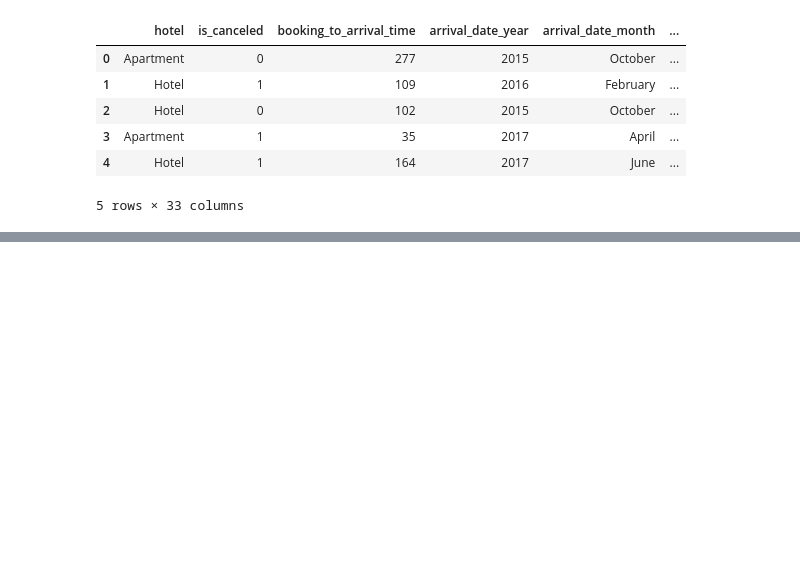
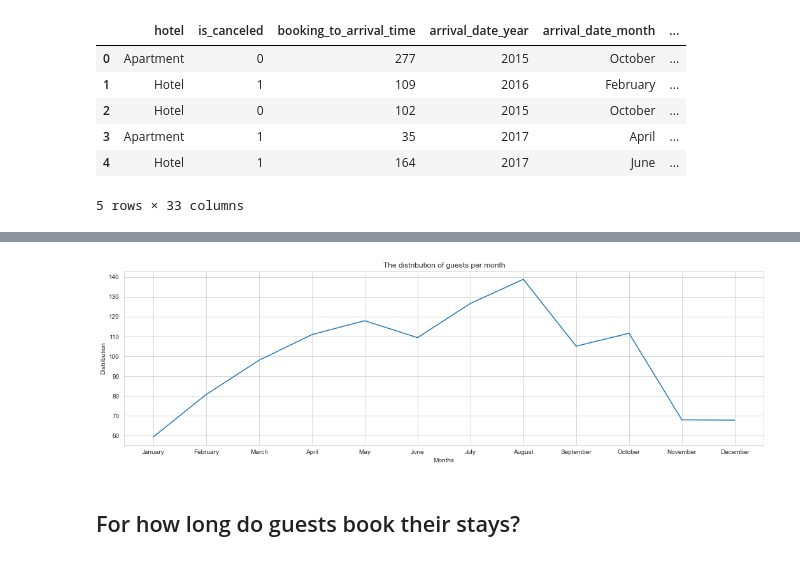
Before and after one commit to Nourfdss/stayforlong_test, a Jupyter notebook: test.ipynb, the cells around one changed output, grey strips where cells are left out. Saved outputs shown, nothing was run; the diff lists cells and outputs as text; code cells hidden in the pictures; blank space fills up the shorter version.

```diff
--- a/test.ipynb
+++ b/test.ipynb
@@ -128,0 +161,21 @@ df.head()
+# %%
+import matplotlib.pyplot as plt
+import seaborn as sns
+
+x = dist_of_guest.index
+
+sns.set_style('whitegrid')
+fig, ax = plt.subplots(figsize=(18, 5))
+ax.set_title("The distribution of guests per month")
+ax.set_xlabel('Months')
+ax.set_ylabel('Distribution')
+
+
+y=dist_of_guest/dist_of_guest.sum()*100
+sns.lineplot(x,dist_of_guest/100, ax=ax)
+
+plt.show()
+# %% [output]
+[figure, added]
+# %% [markdown]
+<h2>For how long do guests book their stays?<h2>
```
Also changed, not shown: parts of 14 cells of this notebook.
